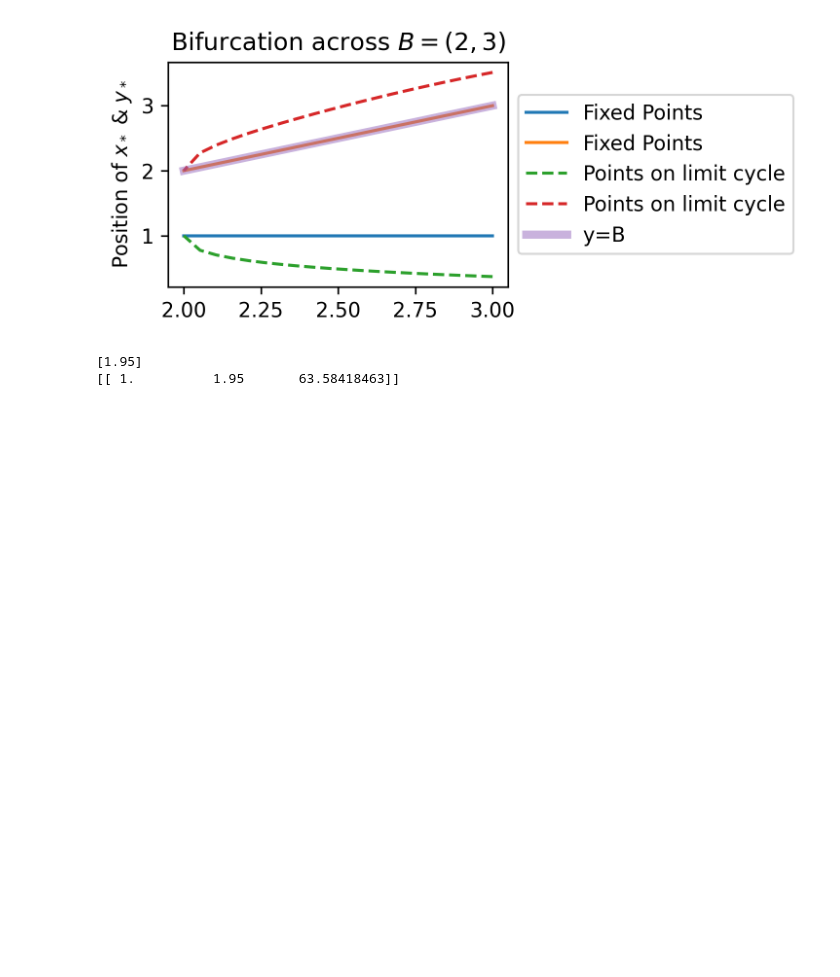
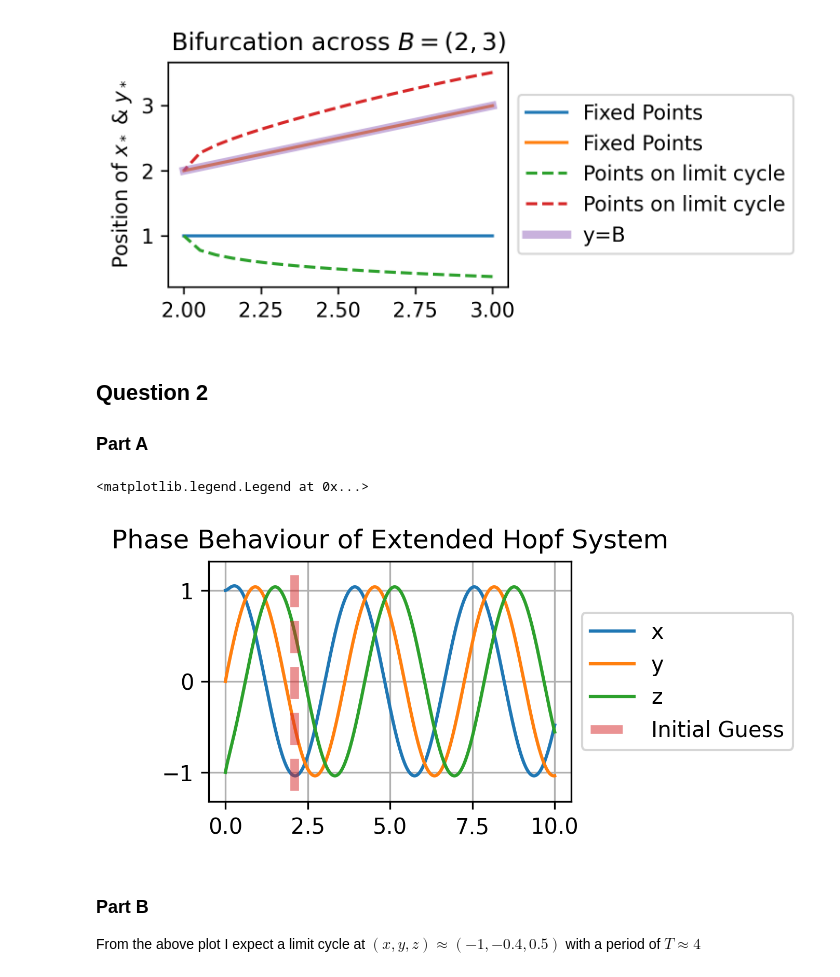
Before and after one commit to LudoOliver/emat30008, a Jupyter notebook: SciCompDemos.ipynb, the cells around one changed output. Drawn from its saved outputs; the diff is of its cells as text; code cells hidden in the pictures; blank space fills up the shorter version.

```diff
--- a/SciCompDemos.ipynb
+++ b/SciCompDemos.ipynb
@@ -92,9 +93,30 @@ plt.ylabel("Position of $x_*$ $&$ $y_*$")
 # %% [output]
 Text(0, 0.5, 'Position of $x_*$ $&$ $y_*$')
 [figure]
-# %%
-print(NewBValues)
-print(NewSolnXYT)
-# %% [output]
-[1.95]
-[[ 1.          1.95       63.58418463]]
+# %% [markdown]
+## Question 2
+### Part A
+# %%
+def ExtendedHopf(xyz,t,Beta=1):
+    R = xyz[0]**2+xyz[1]**2+xyz[2]**2
+    dx = Beta*xyz[0] -xyz[1] -xyz[2] +xyz[0]*R -xyz[0]*(R**2)
+    dy = xyz[0] +Beta*xyz[1] -xyz[2] +xyz[1]*R -xyz[1]*(R**2)
+    dz = xyz[0] +xyz[1] +Beta*xyz[2] +xyz[2]*R -xyz[2]*(R**2)
+    return np.array([dx,dy,dz])
+# %%
+InitialConditions = (1,0,-1)
+TimeSpan = (0,10)
+XYZ ,Time = ODESolver.Solve_to(ExtendedHopf,InitialConditions,TimeSpan)
+# %%
+plt.figure(figsize=(3,2),dpi=300)
+plt.plot(Time,XYZ.T,label=("x","y","z"))
+plt.plot((2.1,2.1),(-1.2,1.2),linestyle="--",linewidth=4,alpha=0.5,label="Initial Guess")
+plt.title("Phase Behaviour of Extended Hopf System")
+plt.grid()
+plt.legend(loc='center left', bbox_to_anchor=(1, 0.5))
+# %% [output]
+<matplotlib.legend.Legend at 0x...>
+[figure, added]
+# %% [markdown]
+### Part B
+From the above plot I expect a limit cycle at $(x,y,z)\approx (-1,-0.4,0.5)$ with a period of $T\approx4$
```
Also changed, not shown: parts of 3 cells of this notebook.
